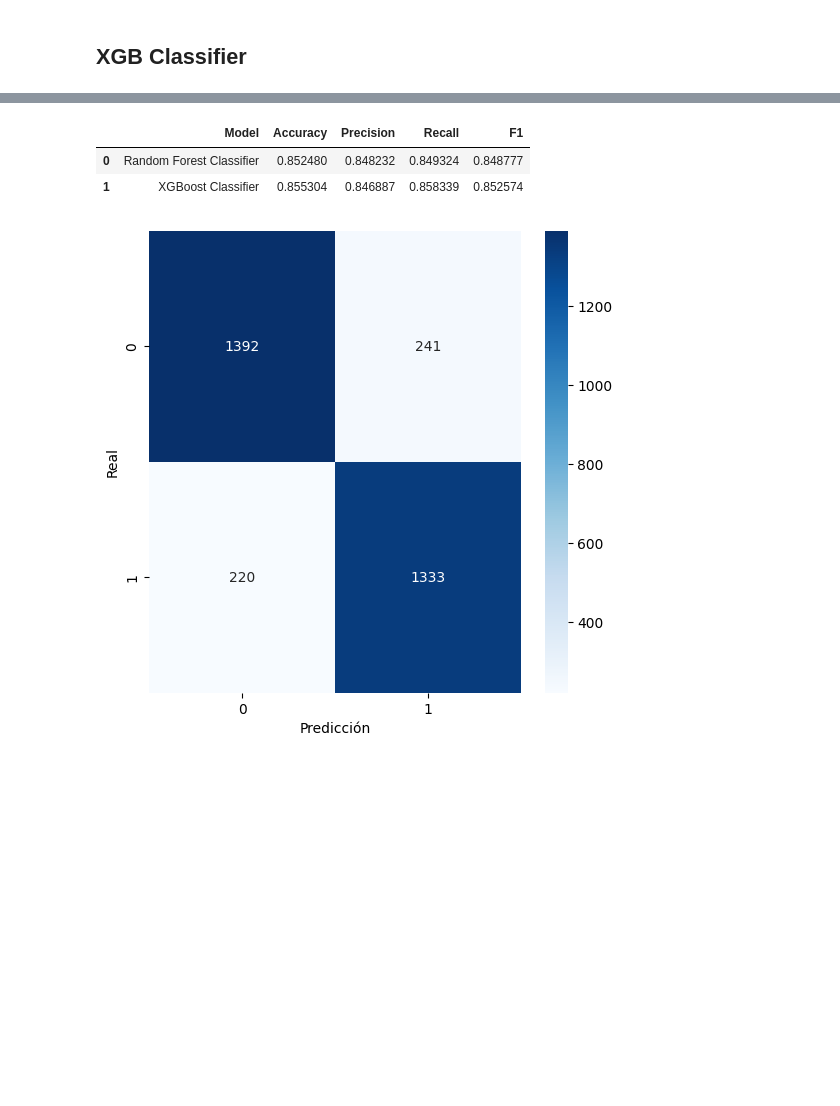
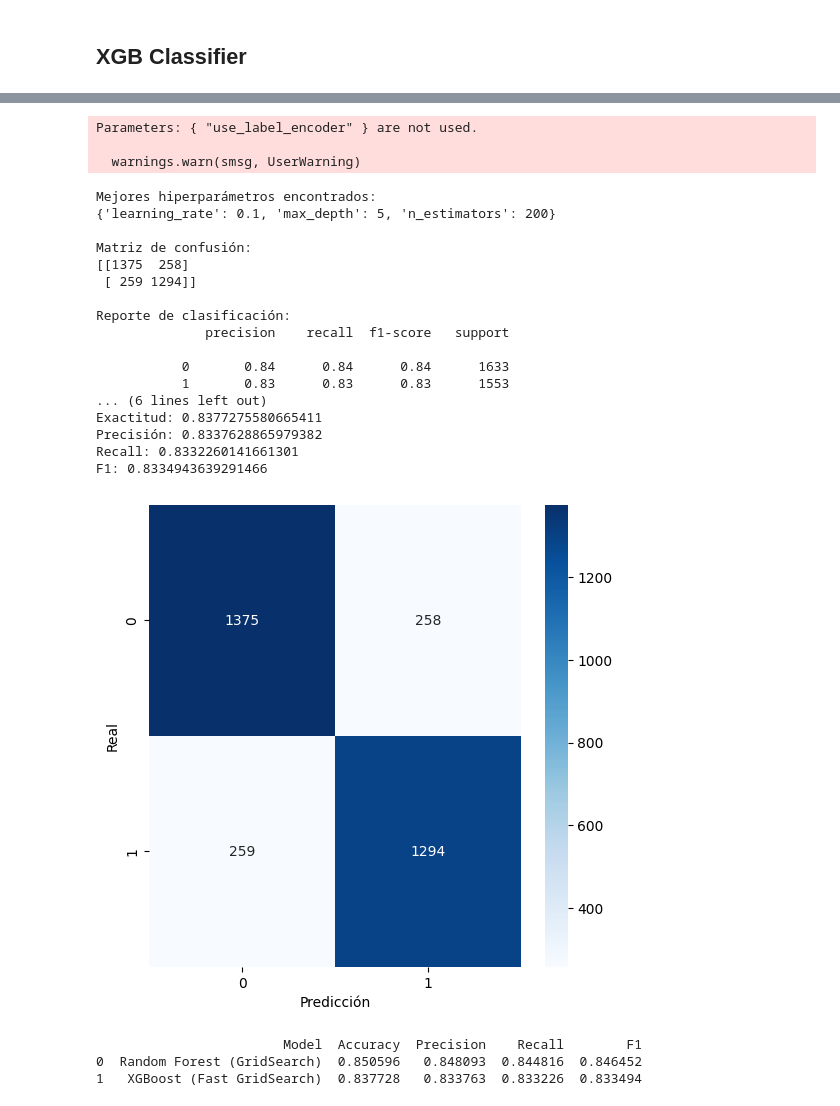
Before and after one commit to santiloc-hub/Churn_Prediction, a Jupyter notebook: Bank_Prediction.ipynb, the cells around one changed output, grey strips where cells are left out. Cells and saved outputs as stored; diff of their text form; code cells hidden in the pictures; blank space fills up the shorter version.

Commit message:
Data V4 (Mejores parametros y exportacion del modelo)

```diff
--- a/Bank_Prediction.ipynb
+++ b/Bank_Prediction.ipynb
@@ -361,10 +362,7 @@ import seaborn as sns
 
 # Definir los hiperparámetros a probar
 param_grid = {
-    "n_estimators": [100, 200, 300],
-    "max_depth": [10, 15, 20, None],
-    "max_features": ["sqrt", "log2"],
-    "bootstrap": [True, False]
+    "n_estimators": [100, 300]
 }
 
 # Inicializar el modelo base
@@ -425,17 +442,43 @@ Fitting 5 folds for each of 48 candidates, totalling 240 fits
 ## XGB Classifier
 # %%
 from xgboost import XGBClassifier
+from sklearn.model_selection import GridSearchCV
+from sklearn.metrics import classification_report, confusion_matrix, f1_score, recall_score, precision_score, accuracy_score
+import pandas as pd
+import matplotlib.pyplot as plt
+import seaborn as sns
 
+# Definir un espacio de búsqueda reducido para ejecutar más rápido
+param_grid = {
+    "n_estimators": [100, 200],  # Número de árboles
+    "max_depth": [3, 5],         # Profundidad de los árboles
+    "learning_rate": [0.05, 0.1] # Tasa de aprendizaje
+}
 
-# Crear y entrenar el modelo de regresión
-model = XGBClassifier()
-model.fit(X_train, y_train)
+# Inicializar el modelo base
+xgb = XGBClassifier(random_state=42, use_label_encoder=False, eval_metric="logloss")
+
+# Configurar GridSearchCV con menos combinaciones para mayor rapidez
+grid_search = GridSearchCV(
+    estimator=xgb, param_grid=param_grid,
+    scoring="f1", cv=3, verbose=1, n_jobs=-1
+)
+
+# Entrenar el modelo con búsqueda de hiperparámetros
+grid_search.fit(X_train, y_train)
+
+# Obtener el mejor modelo encontrado
+best_xgb = grid_search.best_estimator_
 
 # Realizar predicciones
-y_pred = model.predict(X_test)
+y_pred = best_xgb.predict(X_test)
 
-# Calcular métricas de evaluación
-print("Matriz de confusión:")
+# Mostrar los mejores hiperparámetros encontrados
+print("\nMejores hiperparámetros encontrados:")
+print(grid_search.best_params_)
+
+# Mostrar métricas de evaluación
+print("\nMatriz de confusión:")
 print(confusion_matrix(y_test, y_pred))
 print("\nReporte de clasificación:")
 print(classification_report(y_test, y_pred))
@@ -444,15 +487,16 @@ print("Precisión:", precision_score(y_test, y_pred))
 print("Recall:", recall_score(y_test, y_pred))
 print("F1:", f1_score(y_test, y_pred))
 
-# Visualizar la matriz de confusion
+# Visualizar la matriz de confusión
 plt.figure(figsize=(6, 6))
 sns.heatmap(confusion_matrix(y_test, y_pred), annot=True, fmt="d", cmap="Blues")
 plt.xlabel("Predicción")
 plt.ylabel("Real")
+plt.show()
 
 # Adjuntar resultados en un dataframe para comparar
 XGB_results = pd.DataFrame({
-    "Model": ["XGBoost Classifier"],
+    "Model": ["XGBoost (Fast GridSearch)"],
     "Accuracy": [accuracy_score(y_test, y_pred)],
     "Precision": [precision_score(y_test, y_pred)],
     "Recall": [recall_score(y_test, y_pred)],
@@ -461,5 +505,5 @@ XGB_results = pd.DataFrame({
 
 Results = pd.concat([Results, XGB_results], ignore_index=True)
 
-Results.head()
+print(Results)
 # %% [output]
@@ -485,4 +511,24 @@ F1: 0.8525743524144548
-|  | Model | Accuracy | Precision | Recall | F1 |
-| 0 | Random Forest Classifier | 0.852480 | 0.848232 | 0.849324 | 0.848777 |
-| 1 | XGBoost Classifier | 0.855304 | 0.846887 | 0.858339 | 0.852574 |
+Parameters: { "use_label_encoder" } are not used.
+
+  warnings.warn(smsg, UserWarning)
+Mejores hiperparámetros encontrados:
+{'learning_rate': 0.1, 'max_depth': 5, 'n_estimators': 200}
+
+Matriz de confusión:
+[[1375  258]
+ [ 259 1294]]
+
+Reporte de clasificación:
+              precision    recall  f1-score   support
+
+           0       0.84      0.84      0.84      1633
+           1       0.83      0.83      0.83      1553
+... (6 lines left out)
+Exactitud: 0.8377275580665411
+Precisión: 0.8337628865979382
+Recall: 0.8332260141661301
+F1: 0.8334943639291466
-[figure, old version]
+[figure, new version]
+                        Model  Accuracy  Precision    Recall        F1
+0  Random Forest (GridSearch)  0.850596   0.848093  0.844816  0.846452
+1   XGBoost (Fast GridSearch)  0.837728   0.833763  0.833226  0.833494
```
Also changed, not shown: parts of 8 cells of this notebook.
